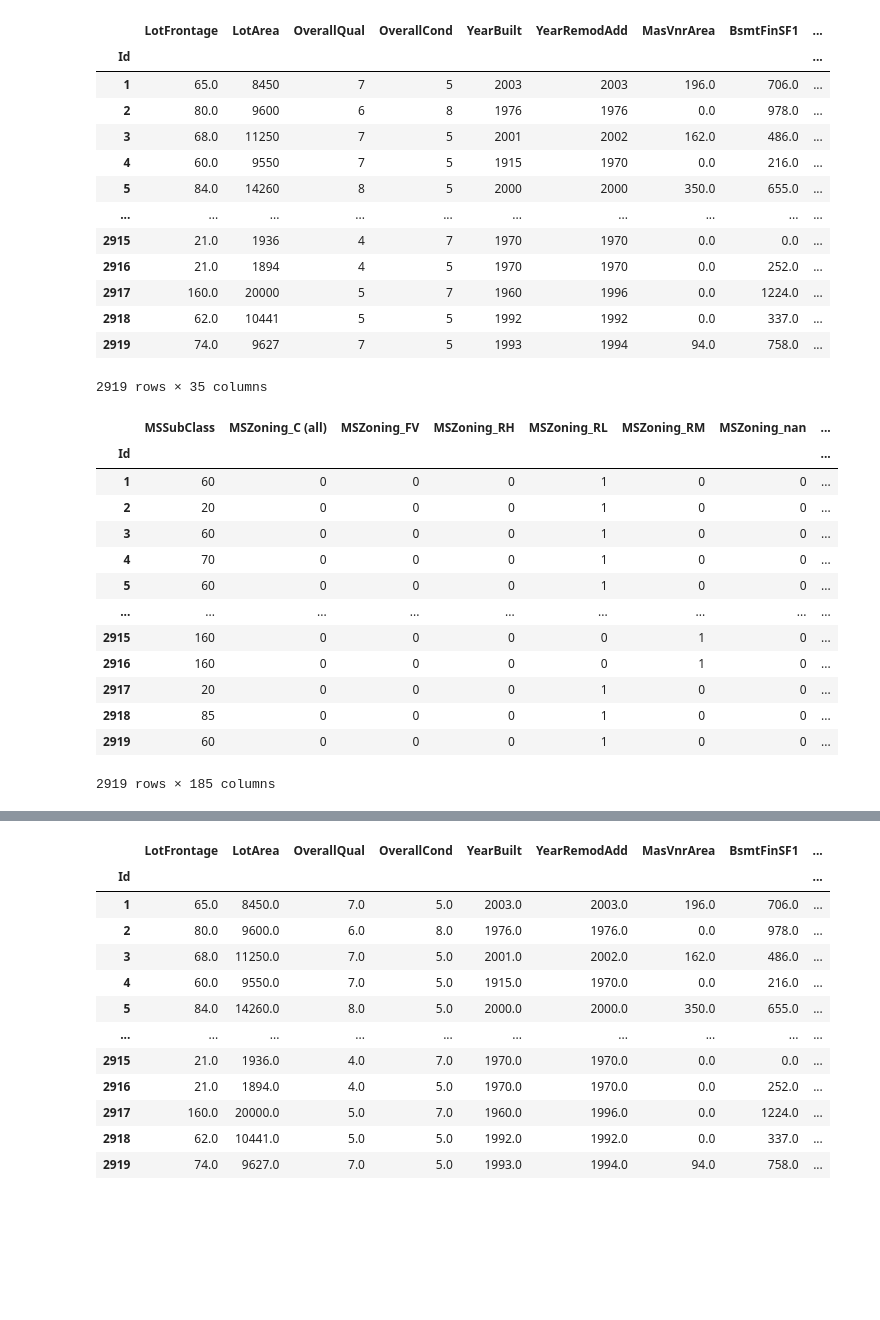
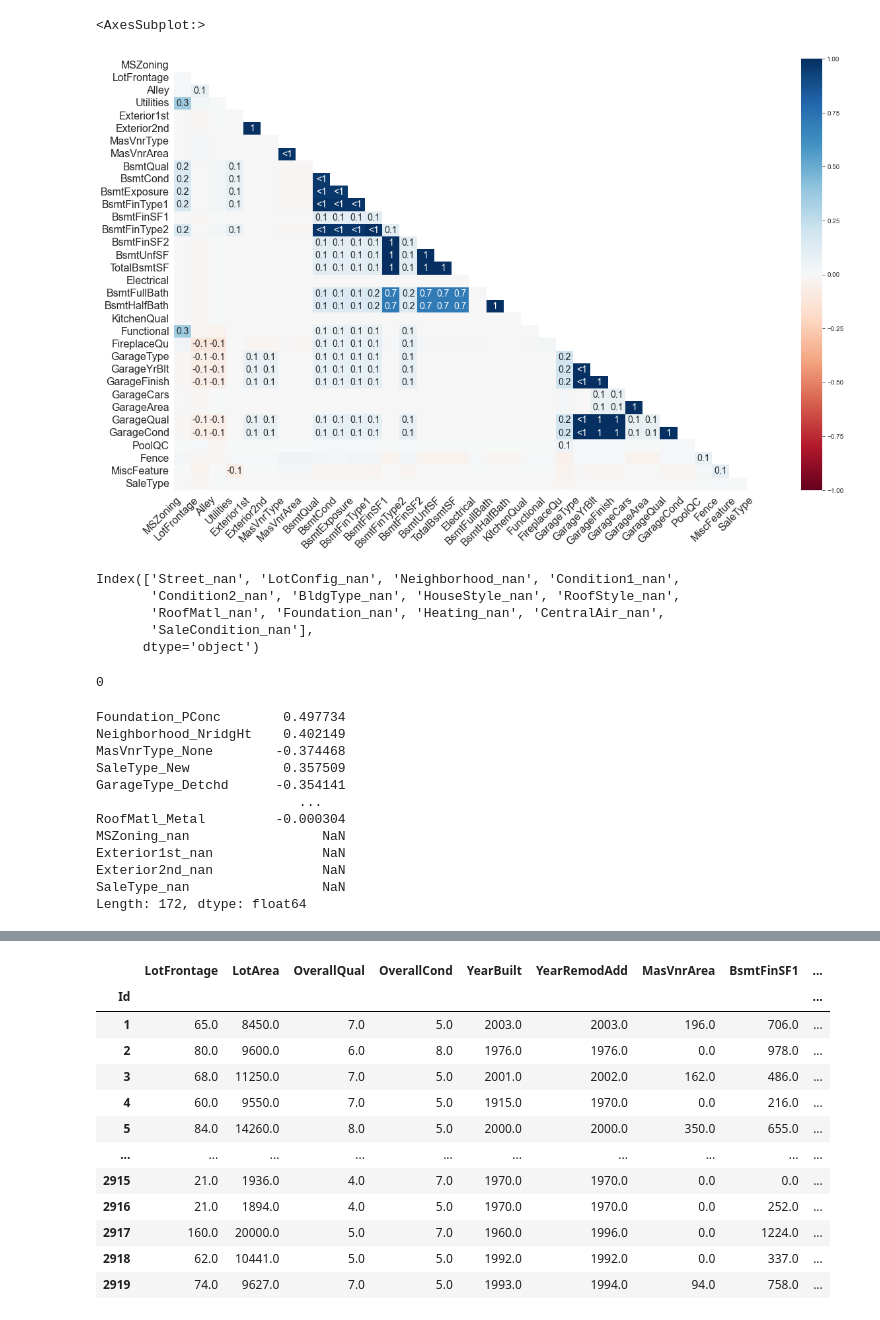
Before and after one commit to Apoiuty/ML_competition, a Jupyter notebook: 房价预测/特征工程.ipynb, the cells around one changed output, grey strips where cells are left out. Cells and saved outputs as stored; diff of their text form; code cells hidden in the pictures; blank space fills up the shorter version.

```diff
--- a/房价预测/特征工程.ipynb
+++ b/房价预测/特征工程.ipynb
@@ -65,3 +59,8 @@ X.shape
+# %%
+missno.heatmap(X)
+# %% [output]
+<AxesSubplot:>
+[figure, added]
 # %%
 import torch
 
@@ -70,38 +69,14 @@ num_col, class_col, ordering_col = columns
 # %%
 X_num = X[num_col]
 X_class = X[class_col]
-X_num
-# %% [output]
-|  | LotFrontage | LotArea | OverallQual | OverallCond | YearBuilt | YearRemodAdd | MasVnrArea | BsmtFinSF1 | ... |
-| Id |  |  |  |  |  |  |  |  | ... |
-| 1 | 65.0 | 8450 | 7 | 5 | 2003 | 2003 | 196.0 | 706.0 | ... |
-| 2 | 80.0 | 9600 | 6 | 8 | 1976 | 1976 | 0.0 | 978.0 | ... |
-| 3 | 68.0 | 11250 | 7 | 5 | 2001 | 2002 | 162.0 | 486.0 | ... |
-| 4 | 60.0 | 9550 | 7 | 5 | 1915 | 1970 | 0.0 | 216.0 | ... |
-| 5 | 84.0 | 14260 | 8 | 5 | 2000 | 2000 | 350.0 | 655.0 | ... |
-| ... | ... | ... | ... | ... | ... | ... | ... | ... | ... |
-| 2915 | 21.0 | 1936 | 4 | 7 | 1970 | 1970 | 0.0 | 0.0 | ... |
-| 2916 | 21.0 | 1894 | 4 | 5 | 1970 | 1970 | 0.0 | 252.0 | ... |
-| 2917 | 160.0 | 20000 | 5 | 7 | 1960 | 1996 | 0.0 | 1224.0 | ... |
-| 2918 | 62.0 | 10441 | 5 | 5 | 1992 | 1992 | 0.0 | 337.0 | ... |
-| 2919 | 74.0 | 9627 | 7 | 5 | 1993 | 1994 | 94.0 | 758.0 | ... |
-2919 rows × 35 columns
 # %%
 # 数量的处理
 X_class = pd.get_dummies(X_class, dummy_na=True)
-X_class
+
+X_class.columns[X_class.sum() == 0]
 # %% [output]
-|  | MSSubClass | MSZoning_C (all) | MSZoning_FV | MSZoning_RH | MSZoning_RL | MSZoning_RM | MSZoning_nan | ... |
-| Id |  |  |  |  |  |  |  | ... |
-| 1 | 60 | 0 | 0 | 0 | 1 | 0 | 0 | ... |
-| 2 | 20 | 0 | 0 | 0 | 1 | 0 | 0 | ... |
-| 3 | 60 | 0 | 0 | 0 | 1 | 0 | 0 | ... |
-| 4 | 70 | 0 | 0 | 0 | 1 | 0 | 0 | ... |
-| 5 | 60 | 0 | 0 | 0 | 1 | 0 | 0 | ... |
-| ... | ... | ... | ... | ... | ... | ... | ... | ... |
-| 2915 | 160 | 0 | 0 | 0 | 0 | 1 | 0 | ... |
-| 2916 | 160 | 0 | 0 | 0 | 0 | 1 | 0 | ... |
-| 2917 | 20 | 0 | 0 | 0 | 1 | 0 | 0 | ... |
-| 2918 | 85 | 0 | 0 | 0 | 1 | 0 | 0 | ... |
-| 2919 | 60 | 0 | 0 | 0 | 1 | 0 | 0 | ... |
-2919 rows × 185 columns
+Index(['Street_nan', 'LotConfig_nan', 'Neighborhood_nan', 'Condition1_nan',
+       'Condition2_nan', 'BldgType_nan', 'HouseStyle_nan', 'RoofStyle_nan',
+       'RoofMatl_nan', 'Foundation_nan', 'Heating_nan', 'CentralAir_nan',
+       'SaleCondition_nan'],
+      dtype='object')
@@ -107,0 +85,19 @@ X_class
+# %%
+(X_class.sum() == 0).sum()
+# %% [output]
+0
+# %%
+X_class.corrwith(y).sort_values(key=abs, ascending=False)
+# %% [output]
+Foundation_PConc        0.497734
+Neighborhood_NridgHt    0.402149
+MasVnrType_None        -0.374468
+SaleType_New            0.357509
+GarageType_Detchd      -0.354141
+                          ...
+RoofMatl_Metal         -0.000304
+MSZoning_nan                 NaN
+Exterior1st_nan              NaN
+Exterior2nd_nan              NaN
+SaleType_nan                 NaN
+Length: 172, dtype: float64
```
Also changed, not shown: parts of 27 cells of this notebook, 6 other files.
